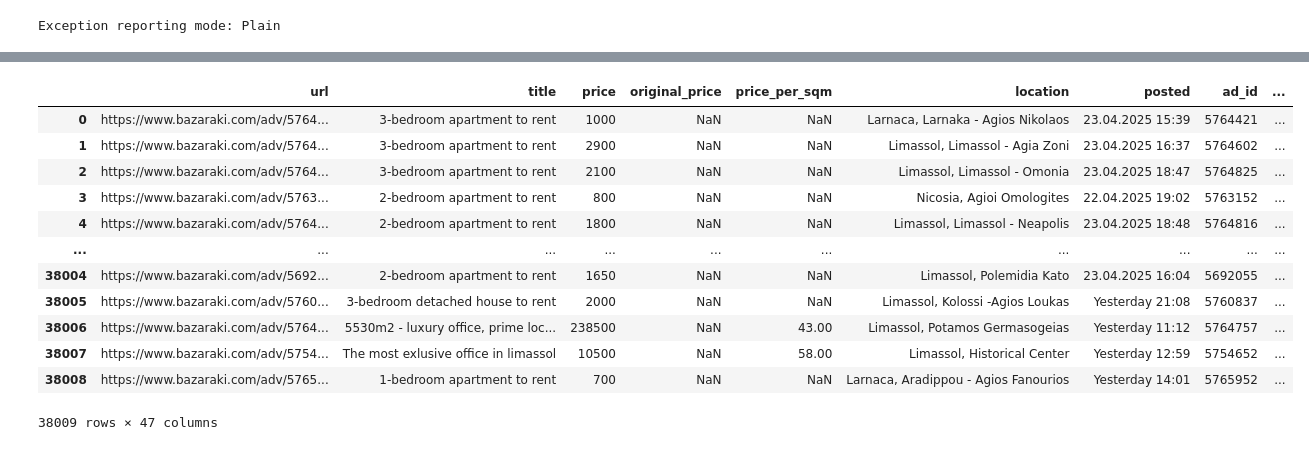
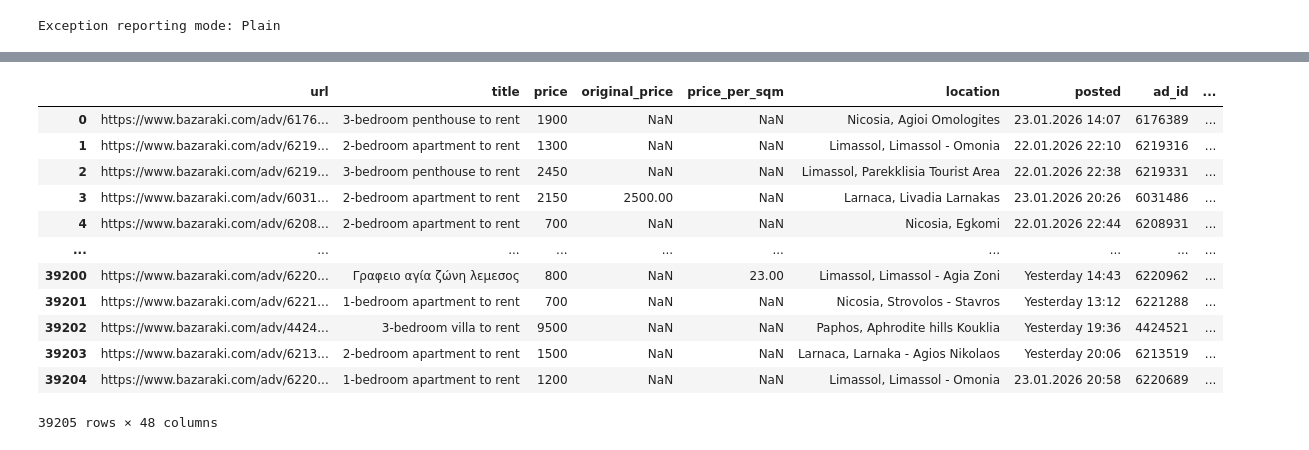
Before and after one commit to aljeshishe/bazaraki, a Jupyter notebook: rnd.ipynb, the cells around one changed output, grey strips where cells are left out. Cells and saved outputs as stored; diff of their text form; code cells hidden in the pictures.

```diff
--- a/rnd.ipynb
+++ b/rnd.ipynb
@@ -110,3 +27,8 @@ print(r.status_code, r.text)
+# %%
+# dont limit pandas columns output
+pd.set_option('display.max_columns', None)
+pd.set_option('display.max_colwidth', None)
+pd.set_option('display.max_rows', 300)
 # %%
 pd.set_option('display.max_rows', 50)  # Disable row limit
 pd.set_option('display.max_columns', 40)  # Disable column limit
@@ -264,20 +311,20 @@ df.sort_values("views", ascending=False)
 # %%
-df = pd.read_parquet("/home/ubuntu/bazaraki/output/2025-04-25 00:00:00 real-estate-to-rent_real-estate-for-sale.parquet")
+df = pd.read_parquet("/Users/alekseygrachev/git/bazaraki/output/2026-01-25 00:42:35 real-estate-to-rent_real-estate-for-sale.parquet")
 df
 # %% [output]
 |  | url | title | price | original_price | price_per_sqm | location | posted | ad_id | ... |
-| 0 | https://www.bazaraki.com/adv/5764... | 3-bedroom apartment to rent | 1000 | NaN | NaN | Larnaca, Larnaka - Agios Nikolaos | 23.04.2025 15:39 | 5764421 | ... |
-| 1 | https://www.bazaraki.com/adv/5764... | 3-bedroom apartment to rent | 2900 | NaN | NaN | Limassol, Limassol - Agia Zoni | 23.04.2025 16:37 | 5764602 | ... |
-| 2 | https://www.bazaraki.com/adv/5764... | 3-bedroom apartment to rent | 2100 | NaN | NaN | Limassol, Limassol - Omonia | 23.04.2025 18:47 | 5764825 | ... |
-| 3 | https://www.bazaraki.com/adv/5763... | 2-bedroom apartment to rent | 800 | NaN | NaN | Nicosia, Agioi Omologites | 22.04.2025 19:02 | 5763152 | ... |
-| 4 | https://www.bazaraki.com/adv/5764... | 2-bedroom apartment to rent | 1800 | NaN | NaN | Limassol, Limassol - Neapolis | 23.04.2025 18:48 | 5764816 | ... |
+| 0 | https://www.bazaraki.com/adv/6176... | 3-bedroom penthouse to rent | 1900 | NaN | NaN | Nicosia, Agioi Omologites | 23.01.2026 14:07 | 6176389 | ... |
+| 1 | https://www.bazaraki.com/adv/6219... | 2-bedroom apartment to rent | 1300 | NaN | NaN | Limassol, Limassol - Omonia | 22.01.2026 22:10 | 6219316 | ... |
+| 2 | https://www.bazaraki.com/adv/6219... | 3-bedroom penthouse to rent | 2450 | NaN | NaN | Limassol, Parekklisia Tourist Area | 22.01.2026 22:38 | 6219331 | ... |
+| 3 | https://www.bazaraki.com/adv/6031... | 2-bedroom apartment to rent | 2150 | 2500.00 | NaN | Larnaca, Livadia Larnakas | 23.01.2026 20:26 | 6031486 | ... |
+| 4 | https://www.bazaraki.com/adv/6208... | 2-bedroom apartment to rent | 700 | NaN | NaN | Nicosia, Egkomi | 22.01.2026 22:44 | 6208931 | ... |
 | ... | ... | ... | ... | ... | ... | ... | ... | ... | ... |
-| 38004 | https://www.bazaraki.com/adv/5692... | 2-bedroom apartment to rent | 1650 | NaN | NaN | Limassol, Polemidia Kato | 23.04.2025 16:04 | 5692055 | ... |
-| 38005 | https://www.bazaraki.com/adv/5760... | 3-bedroom detached house to rent | 2000 | NaN | NaN | Limassol, Kolossi -Agios Loukas | Yesterday 21:08 | 5760837 | ... |
-| 38006 | https://www.bazaraki.com/adv/5764... | 5530m2 - luxury office, prime loc... | 238500 | NaN | 43.00 | Limassol, Potamos Germasogeias | Yesterday 11:12 | 5764757 | ... |
-| 38007 | https://www.bazaraki.com/adv/5754... | The most exlusive office in limassol | 10500 | NaN | 58.00 | Limassol, Historical Center | Yesterday 12:59 | 5754652 | ... |
-| 38008 | https://www.bazaraki.com/adv/5765... | 1-bedroom apartment to rent | 700 | NaN | NaN | Larnaca, Aradippou - Agios Fanourios | Yesterday 14:01 | 5765952 | ... |
+| 39200 | https://www.bazaraki.com/adv/6220... | Γραφειο αγία ζώνη λεμεσος | 800 | NaN | 23.00 | Limassol, Limassol - Agia Zoni | Yesterday 14:43 | 6220962 | ... |
+| 39201 | https://www.bazaraki.com/adv/6221... | 1-bedroom apartment to rent | 700 | NaN | NaN | Nicosia, Strovolos - Stavros | Yesterday 13:12 | 6221288 | ... |
+| 39202 | https://www.bazaraki.com/adv/4424... | 3-bedroom villa to rent | 9500 | NaN | NaN | Paphos, Aphrodite hills Kouklia | Yesterday 19:36 | 4424521 | ... |
+| 39203 | https://www.bazaraki.com/adv/6213... | 2-bedroom apartment to rent | 1500 | NaN | NaN | Larnaca, Larnaka - Agios Nikolaos | Yesterday 20:06 | 6213519 | ... |
+| 39204 | https://www.bazaraki.com/adv/6220... | 1-bedroom apartment to rent | 1200 | NaN | NaN | Limassol, Limassol - Omonia | 23.01.2026 20:58 | 6220689 | ... |
-38009 rows × 47 columns
+39205 rows × 48 columns
 # %%
 df.price_per_sqm = df.price / (df["Property area"]).round(2)
 df = utils.add_city_disctrict_cols(df).\
```
Also changed, not shown: parts of 21 cells of this notebook, 10 other files.
